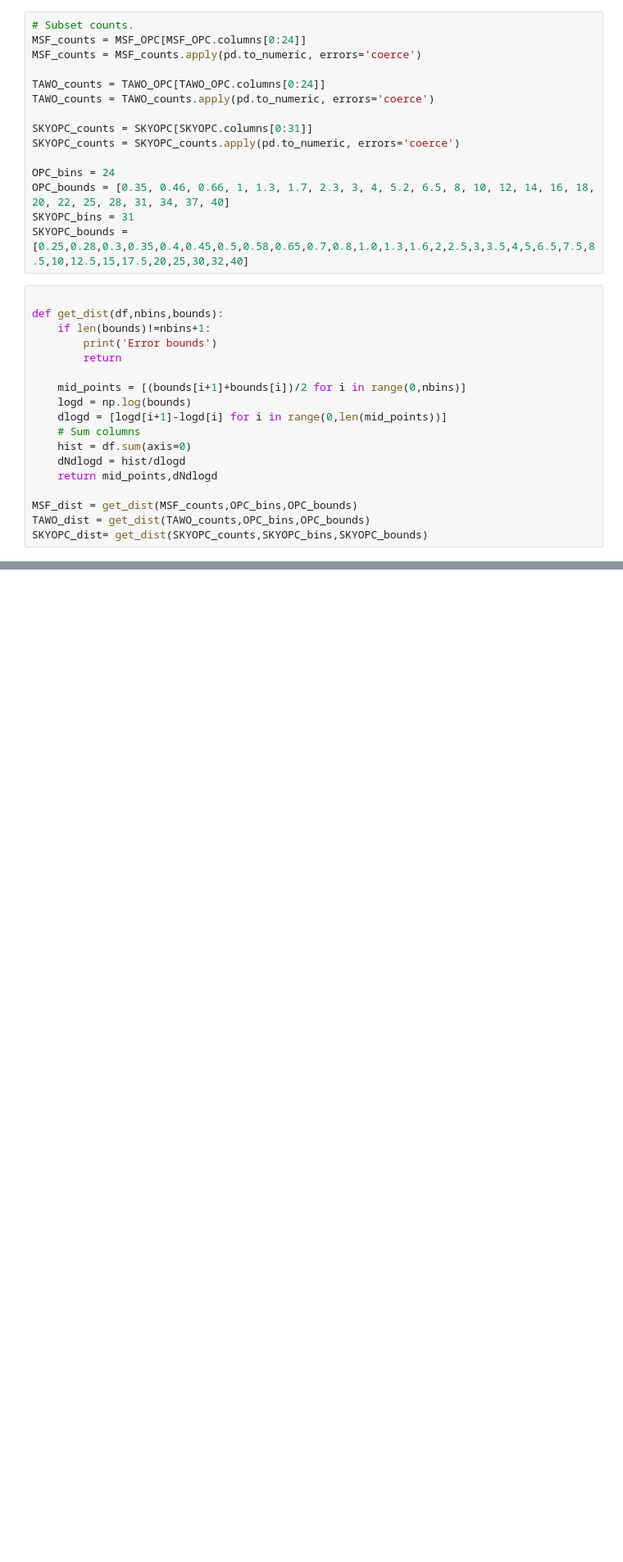
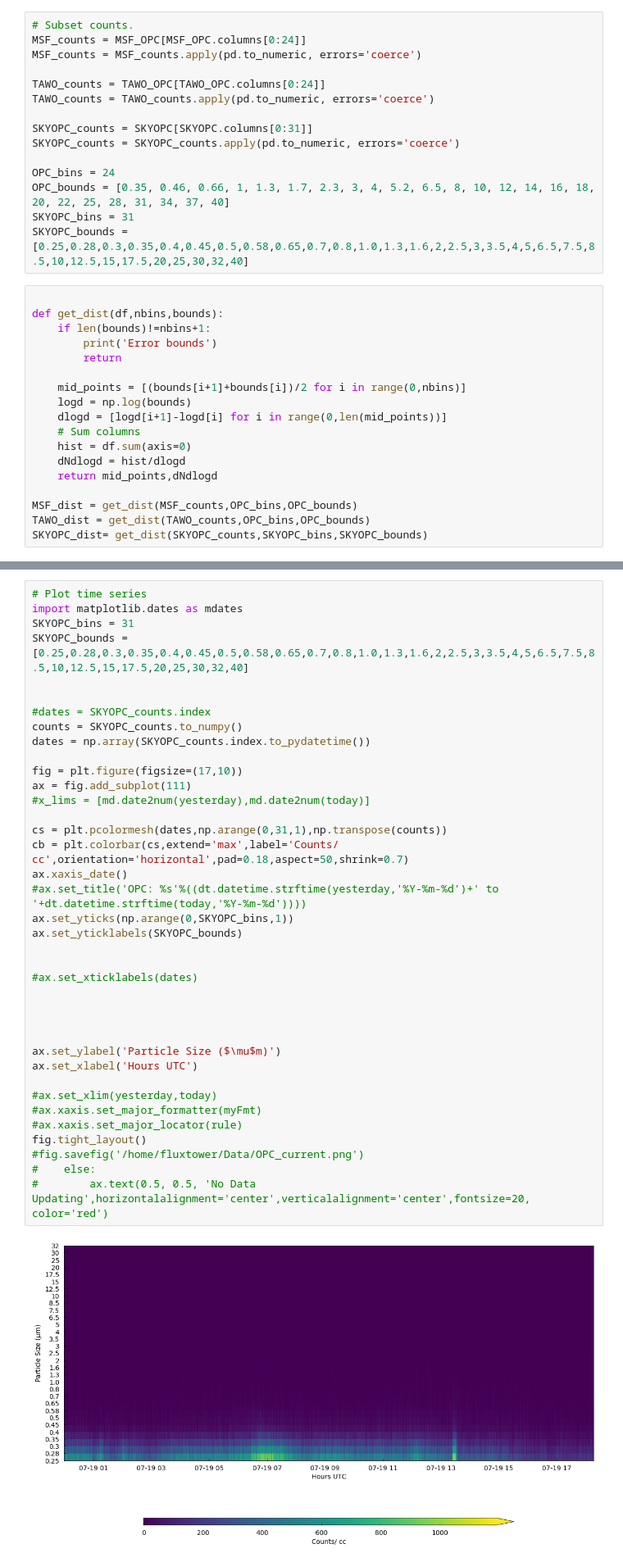
Before and after one commit to heatherguy/ICECAPS-ACE, a Jupyter notebook: Working_notebooks/size_distribution.ipynb, the cells around one changed output, grey strips where cells are left out. Shown at 82% size. Cells and saved outputs as stored; diff of their text form; blank space fills up the shorter version.

```diff
--- a/Working_notebooks/size_distribution.ipynb
+++ b/Working_notebooks/size_distribution.ipynb
@@ -420,0 +420,40 @@ fig.tight_layout()
+# %%
+# Plot time series
+import matplotlib.dates as mdates
+SKYOPC_bins = 31
+SKYOPC_bounds = [0.25,0.28,0.3,0.35,0.4,0.45,0.5,0.58,0.65,0.7,0.8,1.0,1.3,1.6,2,2.5,3,3.5,4,5,6.5,7.5,8.5,10,12.5,15,17.5,20,25,30,32,40]
+
+
+#dates = SKYOPC_counts.index
+counts = SKYOPC_counts.to_numpy()
+dates = np.array(SKYOPC_counts.index.to_pydatetime())
+
+fig = plt.figure(figsize=(17,10))
+ax = fig.add_subplot(111)
+#x_lims = [md.date2num(yesterday),md.date2num(today)]
+
+cs = plt.pcolormesh(dates,np.arange(0,31,1),np.transpose(counts))
+cb = plt.colorbar(cs,extend='max',label='Counts/ cc',orientation='horizontal',pad=0.18,aspect=50,shrink=0.7)
+ax.xaxis_date()
+#ax.set_title('OPC: %s'%((dt.datetime.strftime(yesterday,'%Y-%m-%d')+' to '+dt.datetime.strftime(today,'%Y-%m-%d'))))
+ax.set_yticks(np.arange(0,SKYOPC_bins,1))
+ax.set_yticklabels(SKYOPC_bounds)
+
+
+#ax.set_xticklabels(dates)
+
+
+
+
+ax.set_ylabel('Particle Size ($\mu$m)')
+ax.set_xlabel('Hours UTC')
+
+#ax.set_xlim(yesterday,today)
+#ax.xaxis.set_major_formatter(myFmt)
+#ax.xaxis.set_major_locator(rule)
+fig.tight_layout()
+#fig.savefig('/home/fluxtower/Data/OPC_current.png')
+#    else:
+#        ax.text(0.5, 0.5, 'No Data Updating',horizontalalignment='center',verticalalignment='center',fontsize=20, color='red')
+# %% [output]
+[figure, added]
```
Also changed, not shown: parts of 7 cells of this notebook, 9 other files.
